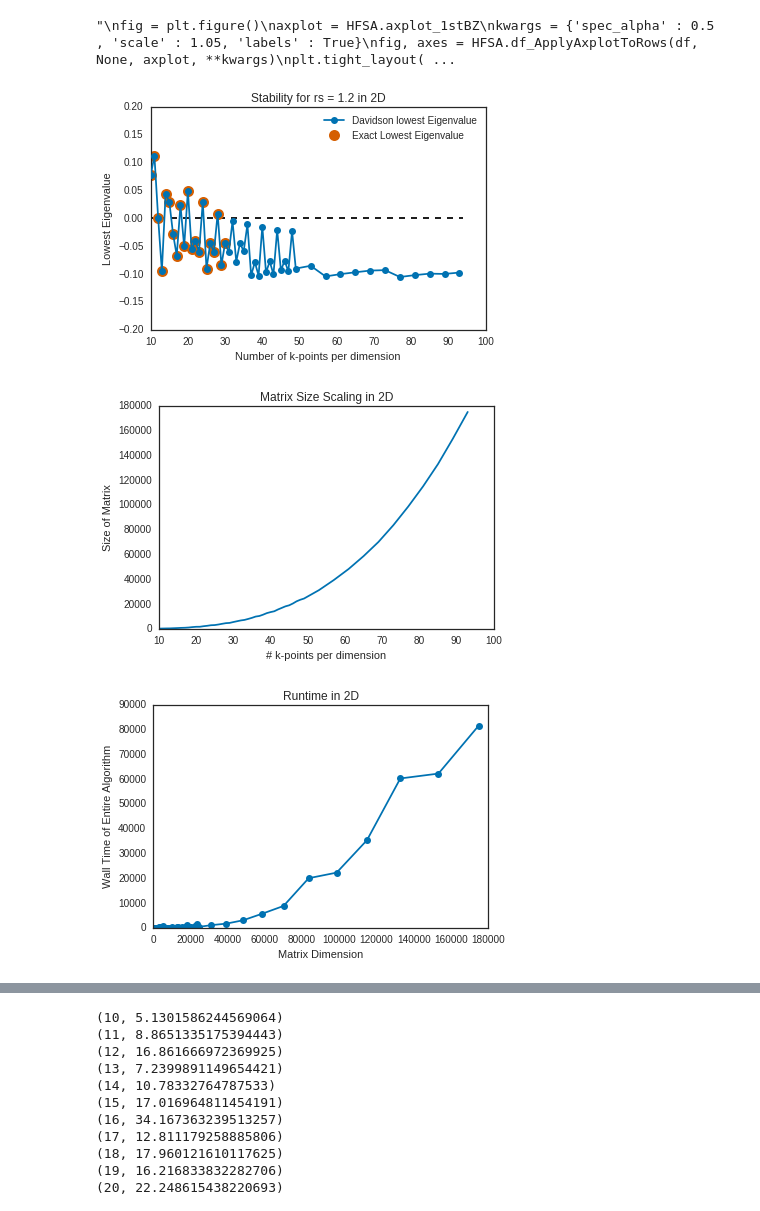
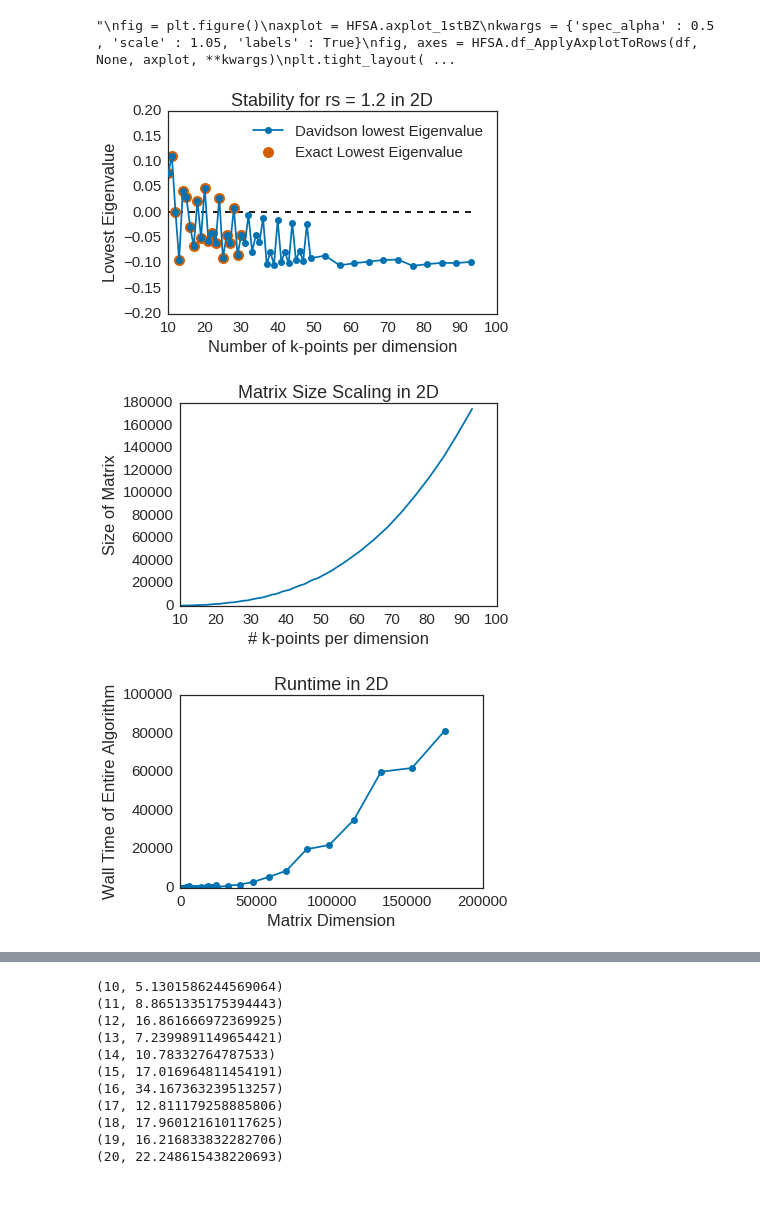
Before and after one commit to ecurtin2/HF-Stability, a Jupyter notebook: src/Analyzer.ipynb, the cells around one changed output, grey strips where cells are left out. Cells and saved outputs as stored; diff of their text form; code cells hidden in the pictures.

Commit message:
Presentation is updated, figures better, some results

```diff
--- a/src/Analyzer.ipynb
+++ b/src/Analyzer.ipynb
@@ -6,12 +6,15 @@ import seaborn as sns
 import pandas as pd
 import numpy as np
 import math
+sns.set_context('talk')
+sns.set(font_scale=1.5)
 sns.set_style('white')
 sns.set_palette('colorblind')
 %matplotlib inline
 
 df = HFSA.directory_to_df()
 df = df.sort_values(by='Nk')
+df2 = df[df['Nk']==57]
 # %%
 """
 fig = plt.figure()
@@ -35,34 +38,44 @@ plt.show()
 # %% [output]
 "\nfig = plt.figure()\naxplot = HFSA.axplot_1stBZ\nkwargs = {'spec_alpha' : 0.5 , 'scale' : 1.05, 'labels' : True}\nfig, axes = HFSA.df_ApplyAxplotToRows(df, None, axplot, **kwargs)\nplt.tight_layout( ...
 # %%
+df = df[np.isclose(df['rs'].as_matrix(), 1.2)]
+
 fig = plt.figure()
 HFSA.plot_dav_vs_full(df)
 plt.gca().set_xlim(10, 100)
 plt.gca().set_ylim(-0.2, 0.2)
+fig.tight_layout(pad=1.3)
+plt.savefig('../images/dav_vs_exact.eps', format='eps')
 plt.show()
 # %% [output]
-[figure, old version]
+[figure, new version]
 # %%
-plt.figure()
+fig = plt.figure()
 Nexcs = df.Nexc.as_matrix()
 Nks = df.Nk.as_matrix()
 plt.plot(Nks, 2*Nexcs)
 plt.xlabel('# k-points per dimension')
 plt.ylabel('Size of Matrix')
 plt.title('Matrix Size Scaling in 2D')
+fig.tight_layout(pad=1.3)
+plt.savefig('../images/matscale.eps', format='eps')
 plt.show()
 # %% [output]
-[figure, old version]
+[figure, new version]
 # %%
 Walltime = [float(s.split()[0]) for s in df['Total Elapsed Time']]
 Nexcs = df.Nexc.as_matrix()
+fig = plt.figure()
 plt.title('Runtime in 2D')
 plt.xlabel('Matrix Dimension')
 plt.ylabel('Wall Time of Entire Algorithm')
 plt.plot(2*Nexcs, Walltime, 'o-')
+fig.tight_layout(pad=1.8)
+plt.locator_params(nbins=5)
+plt.savefig('../images/overallruntime.eps', format='eps')
 plt.show()
 # %% [output]
-[figure, old version]
+[figure, new version]
 # %%
 Nmat = 2 * df.Nexc.as_matrix()
 Davtimes =  df.Dav_time.as_matrix()
```
Also changed, not shown: parts of 9 cells of this notebook, 37 other files.
